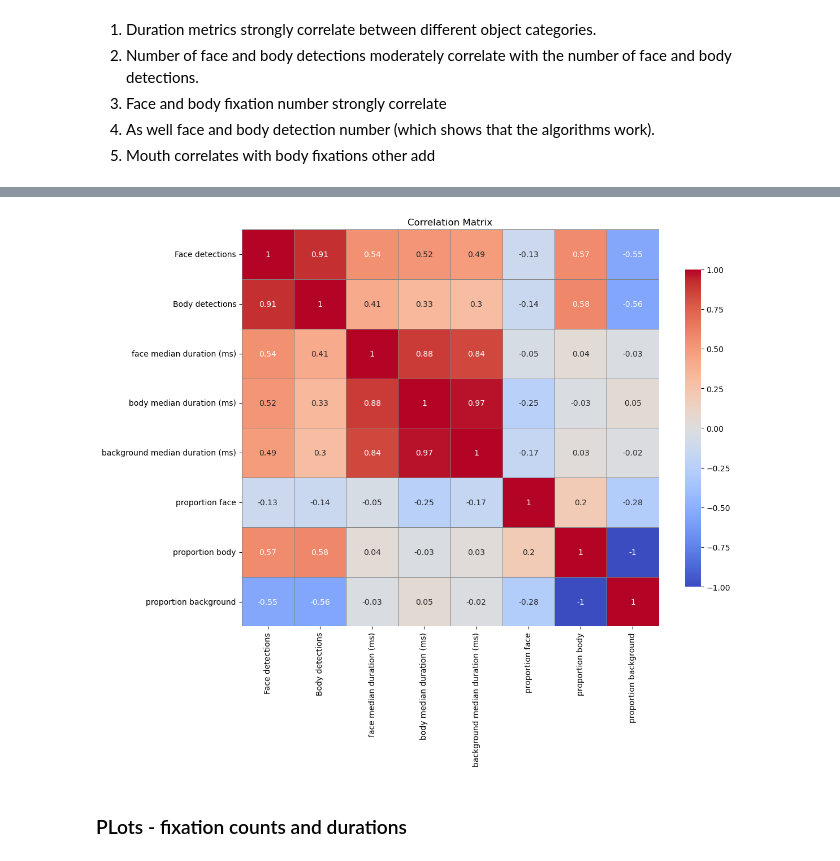
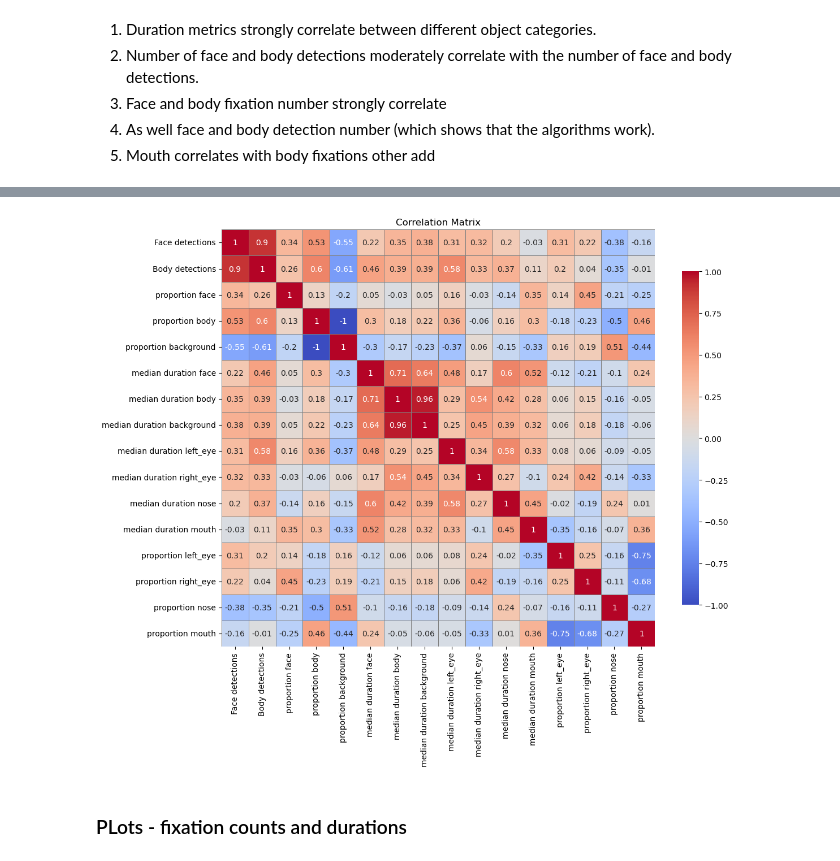
Before and after one commit to aliabugaga/Master-Thesis-Zaidan, a Jupyter notebook: fixations_analysis.ipynb, the cells around one changed output, grey strips where cells are left out. Saved outputs shown, nothing was run; the diff lists cells and outputs as text; code cells hidden in the pictures.

```diff
--- a/fixations_analysis.ipynb
+++ b/fixations_analysis.ipynb
@@ -85,6 +75,7 @@ for participant_folder in os.listdir(base_path):
                         (C_events["timestamp [ns]"].max(), D_events["timestamp [ns]"].min())
                     ]
 
+                    face_detections_df = data["face_detections"]
                     face_detections_df = filter_by_intervals(data["face_detections"], intervals)
 
                     video_df = pd.DataFrame({
@@ -94,6 +85,7 @@ for participant_folder in os.listdir(base_path):
                     filtered_frames = video_df['Frame']
                     detections_df = data["detections"][data["detections"]['Frame'].isin(filtered_frames)]
 
+                    categorised_fixations_df = data["fixations_on_everything"]
                     categorised_fixations_df = filter_by_intervals(data["fixations_on_everything"], intervals)
 
                     fixation_types = ['face', 'body', 'background']
@@ -103,7 +95,7 @@ for participant_folder in os.listdir(base_path):
                         durations = categorised_fixations_df[categorised_fixations_df['type'] == fixation_type]['duration [ms]']
                         for duration in durations:
                             all_durations.append({
-                                                'Participant': participant_id,
+                                                'Participant': participant_number,
                                                 'Fixation Type': fixation_type,
                                                 'Duration': duration
                                                   })
@@ -137,21 +129,19 @@ for participant_folder in os.listdir(base_path):
                     ### making a df with all relevant info for each recording for further analysis
                     fixation_counts = {f"{ft} fixations": len(categorised_fixations_df[categorised_fixations_df['type'] == ft]) for ft in fixation_types}
                     total_fixations = sum(fixation_counts.values())
-                    duration_stats = {ft: compute_fixation_durations(categorised_fixations_df, ft) for ft in fixation_types}
 
                     fixation_analysis.append({
                         "Participant": participant_number,
                         "Recording": recording_number,
                         **fixation_counts,
                         "Total fixations": total_fixations,
-                        **{f"{ft} {stat} duration (ms)": duration_stats[ft][stat] for ft in fixation_types for stat in ['mean', 'min', 'max', 'sum', 'median']},
                         "Face detections": len(face_detections_df),
                         "Body detections": len(detections_df),
                     })
 
                 # error if some files weren't found/loaded
                 except Exception as e:
-                    print(f"❌ Error processing P{participant_number}_{recording_number}: {e}")
+                    print(f"Error with recording {participant_number}_{recording_number}: {e}")
 
 # a df with variables describing fixations per recording
 fixation_analysis_df = pd.DataFrame(fixation_analysis)
@@ -256,23 +170,0 @@ memory usage: 4.4+ KB
-# %%
-# making a df with one row per participant (combining recordings)
-
-duration_metrics = ['median'] #prob don't need
-
-agg_dict = {
-    **{f"{ft} fixations": "sum" for ft in fixation_types},
-    "Total fixations": "sum",
-    "Face detections": "sum",
-    "Body detections": "sum",
-# fix this if i do correlation per participant
-    **{
-        f"{ft} {stat} duration (ms)": "mean"
-        for ft in fixation_types
-        for stat in duration_metrics
-     }}
-
-participant_fixations_summary = fixation_analysis_df.groupby("Participant").agg(agg_dict).reset_index()
-
-# proportion of each fixation type
-participant_fixations_summary['proportion face'] = participant_fixations_summary['face fixations'] / participant_fixations_summary['Total fixations']
-participant_fixations_summary['proportion body'] = participant_fixations_summary['body fixations'] / participant_fixations_summary['Total fixations']
-participant_fixations_summary['proportion background'] = participant_fixations_summary['background fixations'] / participant_fixations_summary['Total fixations']
@@ -688,27 +483,25 @@ participant_fixations_summary
 # %%
-## only important variables matrix
-
-cols_to_exclude = ['Participant','Total fixations', 'face fixations','body fixations', 'background fixations', 'Total fixations' ]
+cols_to_exclude = ['Participant']
 
 # a new df excluding those columns for correlations
 df_corr_small = participant_fixations_summary.drop(columns=cols_to_exclude)
 corr_matrix = df_corr_small.corr(method='pearson').round(2) #note correlation type
 
 plt.figure(figsize=(12, 10))
 
 sns.heatmap(
     corr_matrix ,
     annot=True,
     cmap='coolwarm',
     vmin=-1, vmax=1,
     center=0,
     linewidths=0.5,
     linecolor='gray',
     cbar_kws={"shrink": 0.8}
 )
 
 plt.title("Correlation Matrix")
 plt.tight_layout()
 plt.show()
 # %% [output]
-[figure, old version]
+[figure, new version]
```
Also changed, not shown: parts of 25 cells of this notebook.
